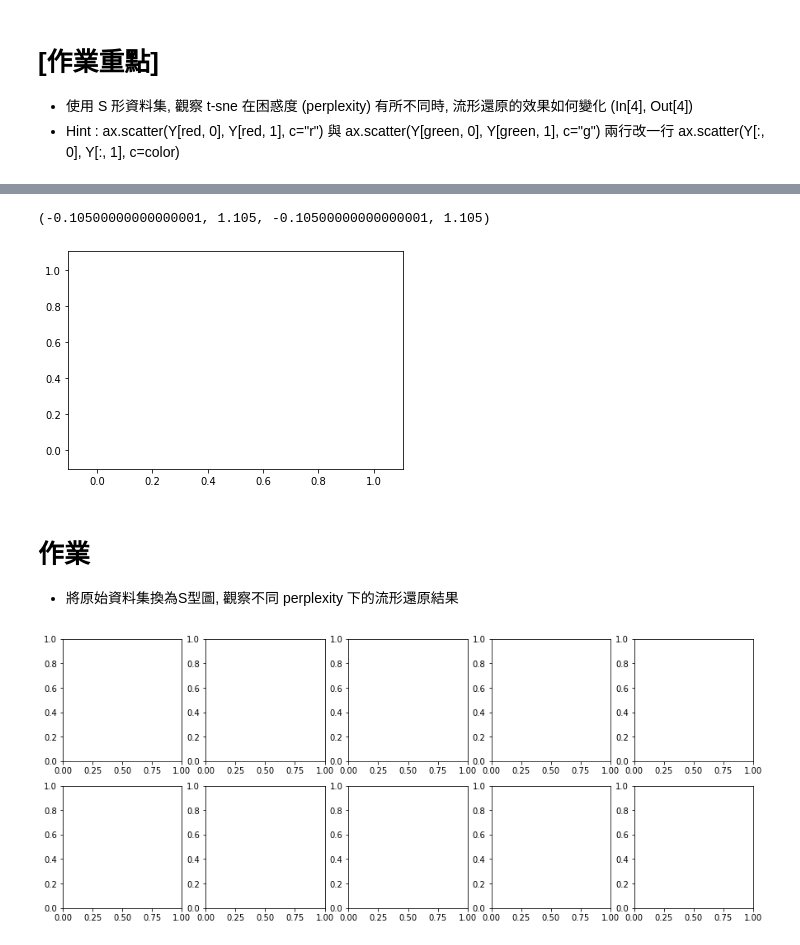
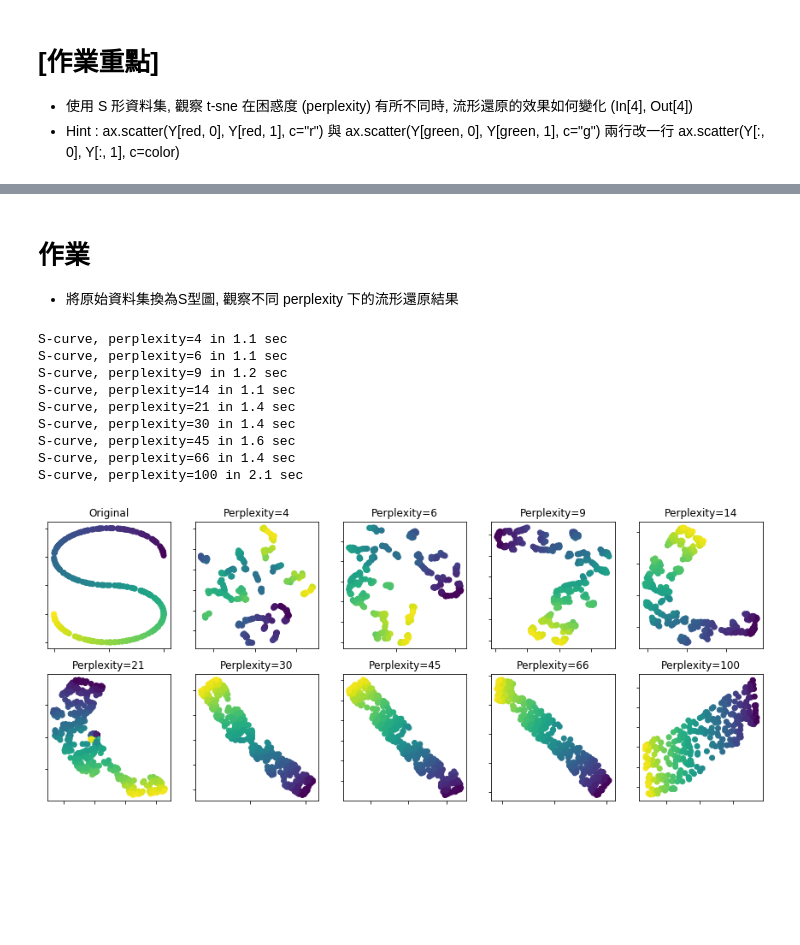
Before and after one commit to davidten0921/3rd-ML100Days, a Jupyter notebook: homework/Day_062_tsne_HW.ipynb, the cells around one changed output, grey strips where cells are left out. Saved outputs shown, nothing was run; the diff lists cells and outputs as text; code cells hidden in the pictures; blank space fills up the shorter version.

```diff
--- a/homework/Day_062_tsne_HW.ipynb
+++ b/homework/Day_062_tsne_HW.ipynb
@@ -38,26 +18,5 @@ NameError: name 'red' is not defined
-# %%
-# 繪製資料原圖
-ax = subplots[0][0]
-ax.set_title("Original")
-ax.scatter(X[:, 0], X[:, 2], c=color)
-ax.xaxis.set_major_formatter(NullFormatter())
-ax.yaxis.set_major_formatter(NullFormatter())
-plt.axis('tight')
-# %% [output]
-(-0.10500000000000001, 1.105, -0.10500000000000001, 1.105)
-[figure, removed]
 # %% [markdown]
 # 作業
 * 將原始資料集換為S型圖, 觀察不同 perplexity 下的流形還原結果
 # %%
 # 繪製不同 perplexity 下的 t-SNE 流形還原圖 (請注意! 語法也要對應調整)
-# %%
-n_samples = 300
-n_components = 2
-(fig, subplots) = plt.subplots(2, 5, figsize=(15, 6))
-perplexities = [3, 7, 10, 15, 22, 31, 40, 68, 105]
-
-# 設定S曲線資料點
-X, color = datasets.samples_generator.make_s_curve(n_samples, random_state=0)
-# %% [output]
-[figure, removed]
@@ -65,0 +23,59 @@ X, color = datasets.samples_generator.make_s_curve(n_samples, random_state=0)
+# %%
+# 設定模型與繪圖參數
+n_samples = 300
+n_components = 2
+(fig, subplots) = plt.subplots(2, 5, figsize=(15, 6))
+perplexities = [4, 6, 9, 14, 21, 30, 45, 66, 100]
+
+# 設定S曲線資料點
+X, color = datasets.samples_generator.make_s_curve(n_samples, random_state=0)
+
+
+
+# 繪製資料原圖
+ax = subplots[0][0]
+ax.set_title("Original")
+ax.scatter(X[:, 0], X[:, 2], c=color)
+ax.xaxis.set_major_formatter(NullFormatter())
+ax.yaxis.set_major_formatter(NullFormatter())
+plt.axis('tight')
+
+
+# 繪製不同 perplexity 下的 t-SNE 分群圖
+# Another example using s-curve
+X, color = datasets.samples_generator.make_s_curve(n_samples, random_state=0)
+
+ax = subplots[1][0]
+ax.scatter(X[:, 0], X[:, 2], c=color)
+ax.xaxis.set_major_formatter(NullFormatter())
+ax.yaxis.set_major_formatter(NullFormatter())
+
+for i, perplexity in enumerate(perplexities):
+    if i<4:
+        ax = subplots[0][i+1]
+    else:
+        ax = subplots[1][i-4]
+
+    t0 = time()
+    tsne = manifold.TSNE(n_components=n_components, init='random',
+                         random_state=0, perplexity=perplexity)
+    Y = tsne.fit_transform(X)
+    t1 = time()
+    print("S-curve, perplexity=%d in %.2g sec" % (perplexity, t1 - t0))
+
+    ax.set_title("Perplexity=%d" % perplexity)
+    ax.scatter(Y[:, 0], Y[:, 1], c=color)
+    ax.xaxis.set_major_formatter(NullFormatter())
+    ax.yaxis.set_major_formatter(NullFormatter())
+    ax.axis('tight')
+# %% [output]
+S-curve, perplexity=4 in 1.1 sec
+S-curve, perplexity=6 in 1.1 sec
+S-curve, perplexity=9 in 1.2 sec
+S-curve, perplexity=14 in 1.1 sec
+S-curve, perplexity=21 in 1.4 sec
+S-curve, perplexity=30 in 1.4 sec
+S-curve, perplexity=45 in 1.6 sec
+S-curve, perplexity=66 in 1.4 sec
+S-curve, perplexity=100 in 2.1 sec
+[figure, added]
```
Also changed, not shown: parts of 2 cells of this notebook.
